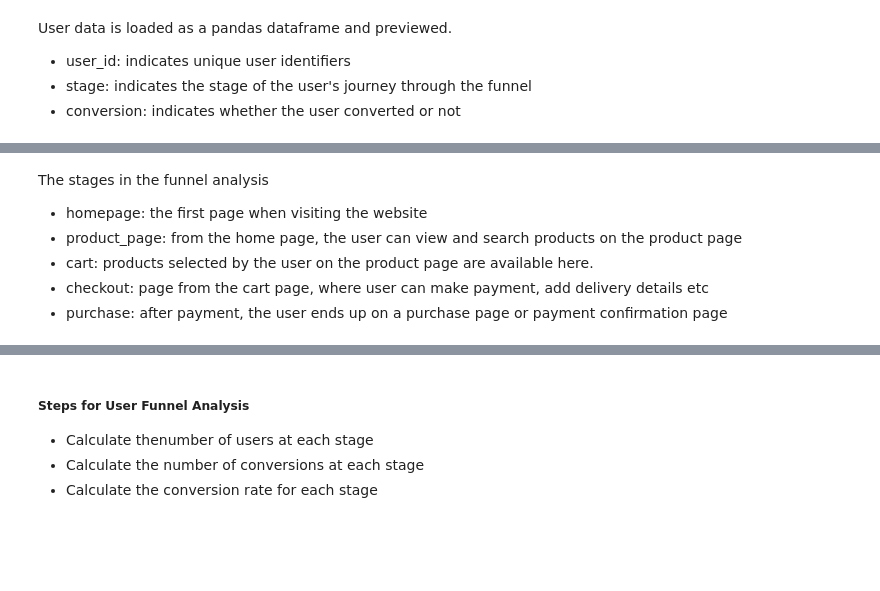
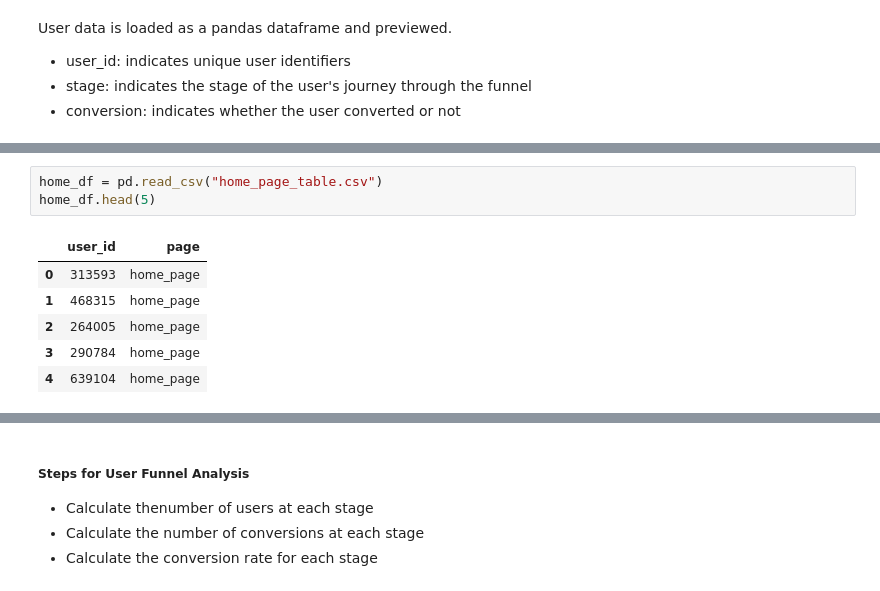
Before and after one commit to DrDamiDave/Customer-Funnel-Analysis, a Jupyter notebook: Customer Funnel Analysis.ipynb, the cells around one changed output, grey strips where cells are left out. Drawn from its saved outputs; the diff is of its cells as text; blank space fills up the shorter version.

```diff
--- a/Customer Funnel Analysis.ipynb
+++ b/Customer Funnel Analysis.ipynb
@@ -39,8 +43,10 @@ user_data.head(5)
-# %% [markdown]
-The stages in the funnel analysis
-
-* homepage: the first page when visiting the website
-* product_page: from the home page, the user can view and search products on the product page
-* cart: products selected by the user on the product page are available here.
-* checkout: page from the cart page, where user can make payment, add delivery details etc
-* purchase: after payment, the user ends up on a purchase page or payment confirmation page
+# %%
+home_df = pd.read_csv("home_page_table.csv")
+home_df.head(5)
+# %% [output]
+|  | user_id | page |
+| 0 | 313593 | home_page |
+| 1 | 468315 | home_page |
+| 2 | 264005 | home_page |
+| 3 | 290784 | home_page |
+| 4 | 639104 | home_page |
```
Also changed, not shown: parts of 13 cells of this notebook.
